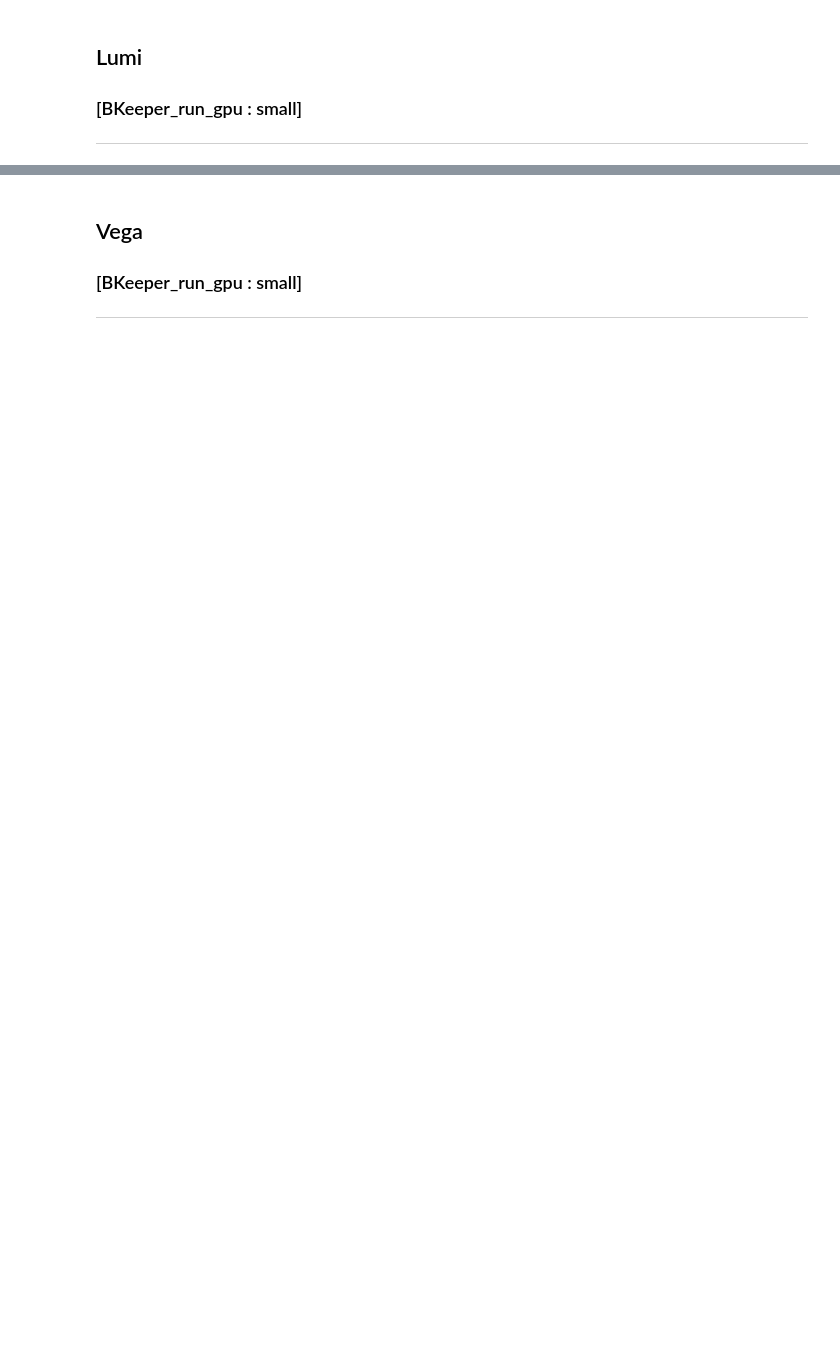
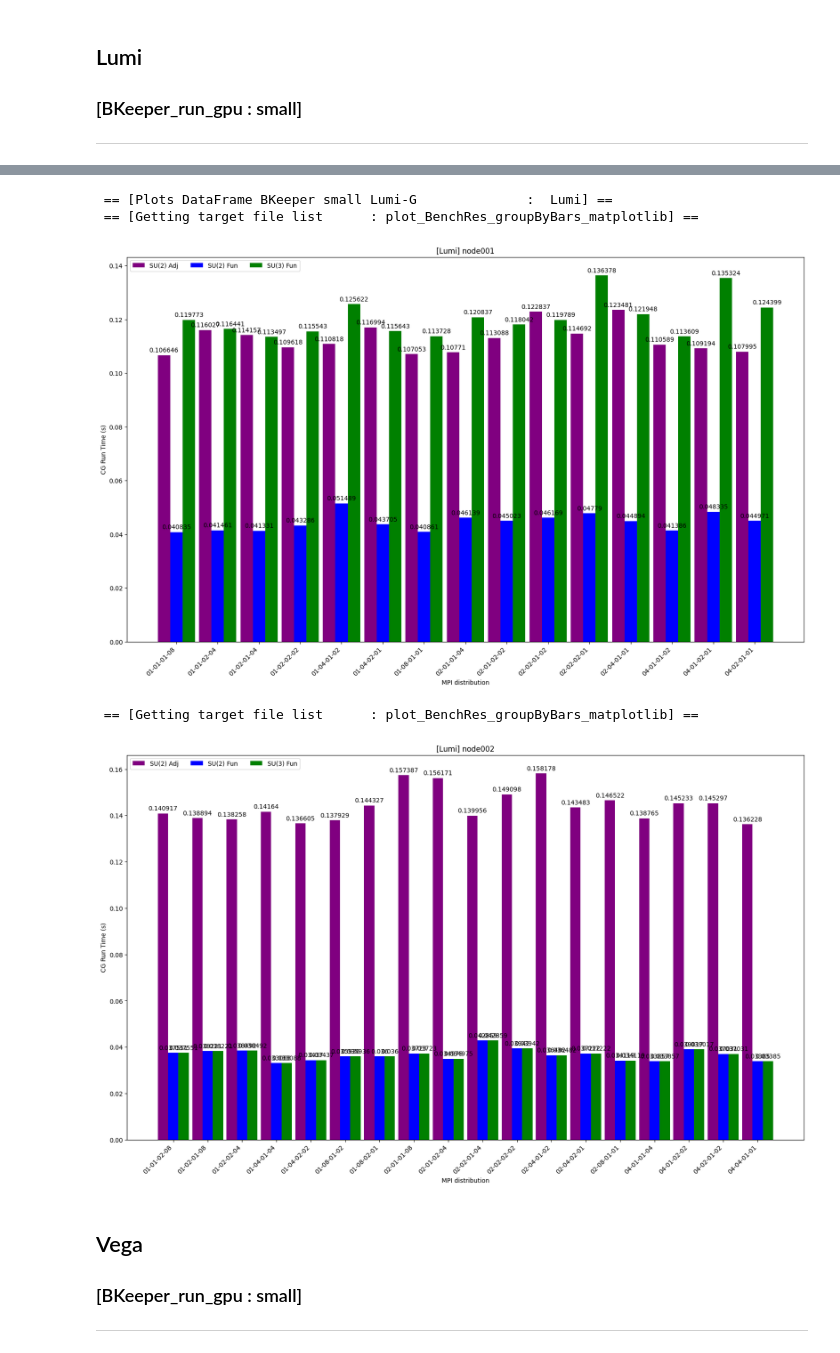
Before and after one commit to fbonnet08/Bench_Grid_HiRep, a Jupyter notebook: src/PythonCodes/Jupyter-NoteBooks/LLR-Bench_Grid_HiRep_Notebooks/Notebook_Bench_Grid_HiRep.ipynb, the cells around one changed output, grey strips where cells are left out. Cells and saved outputs as stored; diff of their text form; code cells hidden in the pictures; blank space fills up the shorter version.

Commit message:
- Implementation of the notebook for graphing the BKeeper data output.

```diff
--- a/src/PythonCodes/Jupyter-NoteBooks/LLR-Bench_Grid_HiRep_Notebooks/Notebook_Bench_Grid_HiRep.ipynb
+++ b/src/PythonCodes/Jupyter-NoteBooks/LLR-Bench_Grid_HiRep_Notebooks/Notebook_Bench_Grid_HiRep.ipynb
@@ -423,6 +460,9 @@ def read_BKeeper_file_out(c, m, batch_action, simulation_size, target_file_clust
     #print(" printing the dictionay ---->: ", bench_BKeeper_dict)
     dataframe = pandas.DataFrame.from_dict(bench_BKeeper_dict)
 
+    # Now sorting out the data from on the mpi_distribution column.
+    dataframe.sort_values(by='mpi_distribution', inplace=True)
+
     return rc, dataframe
 # [end-function]
 # --------------------------------------------------------------------------
@@ -591,31 +776,40 @@ dataFrame_BKeeper_small_lumi
 # %%
 # --------------------------------------------------------------------------
 # Reading in the inout file
 m.printMesgStr("Plots DataFrame BKeeper small Lumi-G              : ", c.getGreen(), machine_name_lumi)
 
-df_su2_adj_lumi = dataFrame_BKeeper_small_lumi[dataFrame_BKeeper_small_lumi["Representation"] == "SU(2), adjoint"][["Representation", "CG Run Time (s)","mpi_distribution"]]
-df_su2_fun_lumi = dataFrame_BKeeper_small_lumi[dataFrame_BKeeper_small_lumi["Representation"] == "SU(2), fundamental"][["Representation", "CG Run Time (s)","mpi_distribution"]]
-df_su3_fun_lumi = dataFrame_BKeeper_small_lumi[dataFrame_BKeeper_small_lumi["Representation"] == "SU(3), fundamental"][["Representation", "CG Run Time (s)","mpi_distribution"]]
+df_su2_adj_lumi = dataFrame_BKeeper_small_lumi[dataFrame_BKeeper_small_lumi["Representation"] == "SU(2), adjoint"][["Representation", "CG Run Time (s)","mpi_distribution","nodes"]]
+df_su2_fun_lumi = dataFrame_BKeeper_small_lumi[dataFrame_BKeeper_small_lumi["Representation"] == "SU(2), fundamental"][["Representation", "CG Run Time (s)","mpi_distribution","nodes"]]
+df_su3_fun_lumi = dataFrame_BKeeper_small_lumi[dataFrame_BKeeper_small_lumi["Representation"] == "SU(3), fundamental"][["Representation", "CG Run Time (s)","mpi_distribution","nodes"]]
 
-print(df_su2_adj_lumi)
+# PLoting data
+df_su2_adj_vega_mpi_node001     = df_su2_adj_lumi[df_su2_adj_lumi["nodes"] == "001"][["mpi_distribution"]]
+df_su2_adj_lumi_cgtimes_node001 = df_su2_adj_lumi[df_su2_adj_lumi["nodes"] == "001"][["CG Run Time (s)"]]
+df_su2_fun_lumi_cgtimes_node001 = df_su2_fun_lumi[df_su2_fun_lumi["nodes"] == "001"][["CG Run Time (s)"]]
+df_su3_fun_lumi_cgtimes_node001 = df_su3_fun_lumi[df_su3_fun_lumi["nodes"] == "001"][["CG Run Time (s)"]]
+rc = plot_BenchRes_groupByBars_matplotlib(c, m,
+                                          df_su2_adj_vega_mpi_node001['mpi_distribution'],
+                                          df_su2_adj_lumi_cgtimes_node001['CG Run Time (s)'],
+                                          df_su2_fun_lumi_cgtimes_node001['CG Run Time (s)'],
+                                          df_su3_fun_lumi_cgtimes_node001['CG Run Time (s)'],
+                                          machine_name_lumi, "node001")
 
-dataframe_representation_lst_lumi = [df_su2_adj_lumi, df_su2_fun_lumi, df_su3_fun_lumi]
-
-rc = plot_representation_matplotlib(c, m, dataframe_representation_lst_lumi, machine_name_lumi)
-
-df_su2_adj_lumi_cgtimes_mpi = df_su2_adj_lumi[["mpi_distribution","CG Run Time (s)"]]
-df_su3_fun_lumi_cgtimes_mpi = df_su2_fun_lumi[["mpi_distribution","CG Run Time (s)"]]
-df_su4_fun_lumi_cgtimes_mpi = df_su3_fun_lumi[["mpi_distribution","CG Run Time (s)"]]
-
-print(df_su2_adj_lumi_cgtimes_mpi)
-
-dataframe_representation_cgtimes_mpi_lst_lumi = [df_su2_adj_lumi_cgtimes_mpi] #,df_su3_fun_lumi_cgtimes_mpi, df_su4_fun_lumi_cgtimes_mpi]
-
-rc = plot_representation_seaborn(c, m, dataframe_representation_cgtimes_mpi_lst_lumi, machine_name_lumi)
-
-#print(df_su2_adj_lumi, df_su2_fun_lumi, df_su3_fun_lumi)
-#https://indico.cern.ch/event/1466097/
-#https://edbennett.github.io/exatepp-talk-20241112/
+df_su2_adj_lumi_mpi_node002     = df_su2_adj_lumi[df_su2_adj_lumi["nodes"] == "002"][["mpi_distribution"]]
+df_su2_adj_lumi_cgtimes_node002 = df_su2_adj_lumi[df_su2_adj_lumi["nodes"] == "002"][["CG Run Time (s)"]]
+df_su2_fun_lumi_cgtimes_node002 = df_su2_fun_lumi[df_su2_fun_lumi["nodes"] == "002"][["CG Run Time (s)"]]
+df_su3_fun_lumi_cgtimes_node002 = df_su2_fun_lumi[df_su2_fun_lumi["nodes"] == "002"][["CG Run Time (s)"]]
+rc = plot_BenchRes_groupByBars_matplotlib(c, m,
+                                          df_su2_adj_lumi_mpi_node002['mpi_distribution'],
+                                          df_su2_adj_lumi_cgtimes_node002['CG Run Time (s)'],
+                                          df_su2_fun_lumi_cgtimes_node002['CG Run Time (s)'],
+                                          df_su3_fun_lumi_cgtimes_node002['CG Run Time (s)'],
+                                          machine_name_lumi, "node002")
+# %% [output]
+ == [Plots DataFrame BKeeper small Lumi-G              :  Lumi] ==
+ == [Getting target file list      : plot_BenchRes_groupByBars_matplotlib] ==
+[figure, added]
+ == [Getting target file list      : plot_BenchRes_groupByBars_matplotlib] ==
+[figure, added]
 # %% [markdown]
 ## Vega
 ### [BKeeper_run_gpu : small]
```
Also changed, not shown: parts of 34 cells of this notebook, 1 other file.
